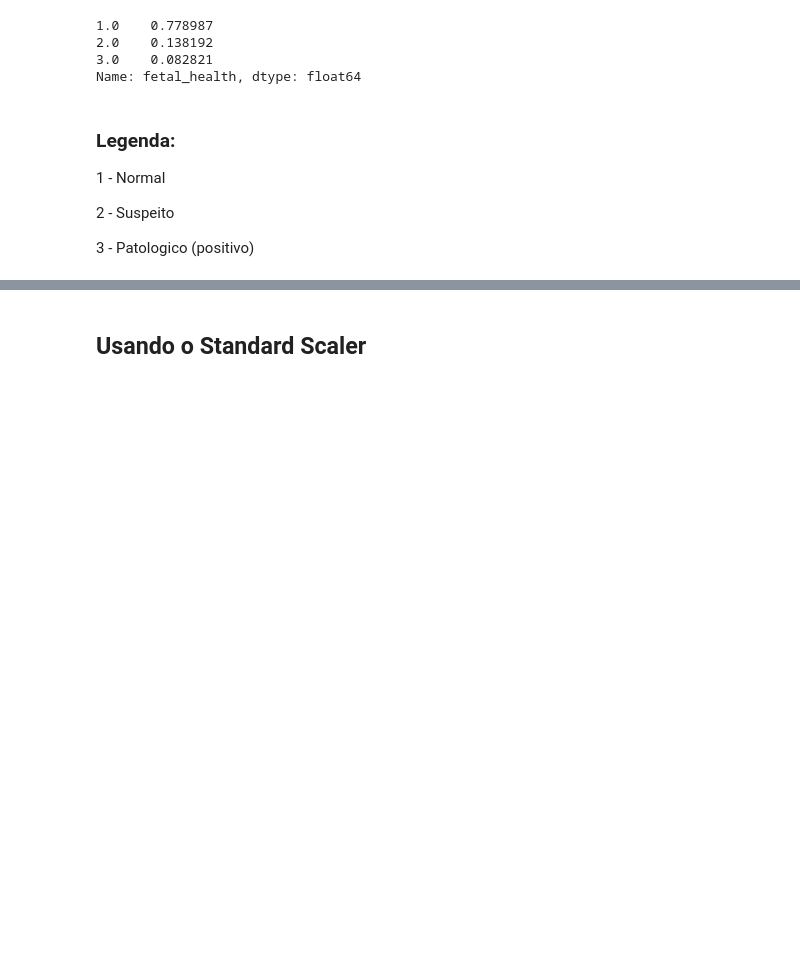
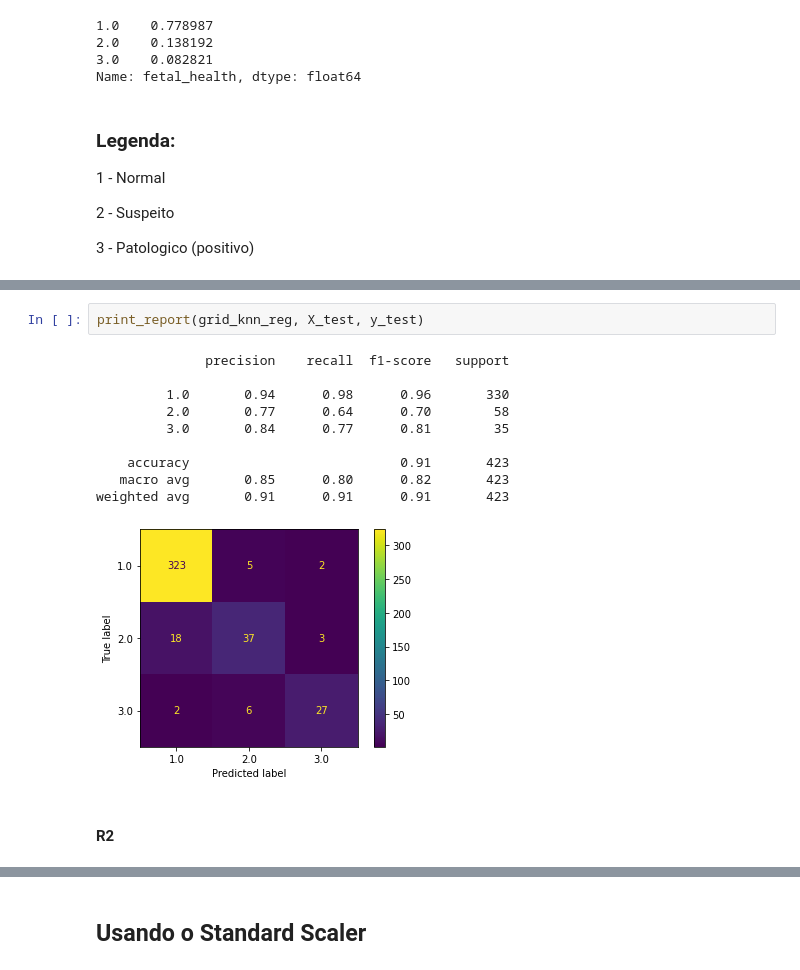
Before and after one commit to alvesgabriel/lets-code-analytics-modulo-4, a Jupyter notebook: algorithm_knn.ipynb, the cells around one changed output, grey strips where cells are left out. Saved outputs shown, nothing was run; the diff lists cells and outputs as text; blank space fills up the shorter version.

```diff
--- a/algorithm_knn.ipynb
+++ b/algorithm_knn.ipynb
@@ -64,0 +151,15 @@ Observação importante: Os dados estão bem desbalanceados, mas tendo em vista
+# %%
+print_report(grid_knn_reg, X_test, y_test)
+# %% [output]
+              precision    recall  f1-score   support
+
+         1.0       0.94      0.98      0.96       330
+         2.0       0.77      0.64      0.70        58
+         3.0       0.84      0.77      0.81        35
+
+    accuracy                           0.91       423
+   macro avg       0.85      0.80      0.82       423
+weighted avg       0.91      0.91      0.91       423
+[figure, added]
+# %% [markdown]
+#### R2
```
Also changed, not shown: parts of 32 cells of this notebook, 1 other file.
